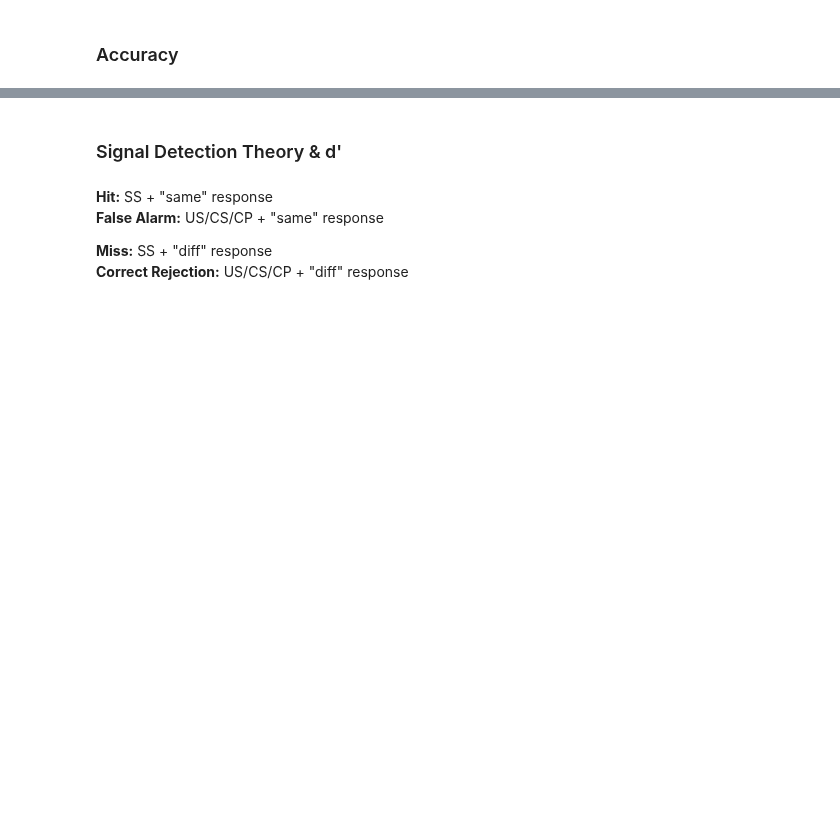
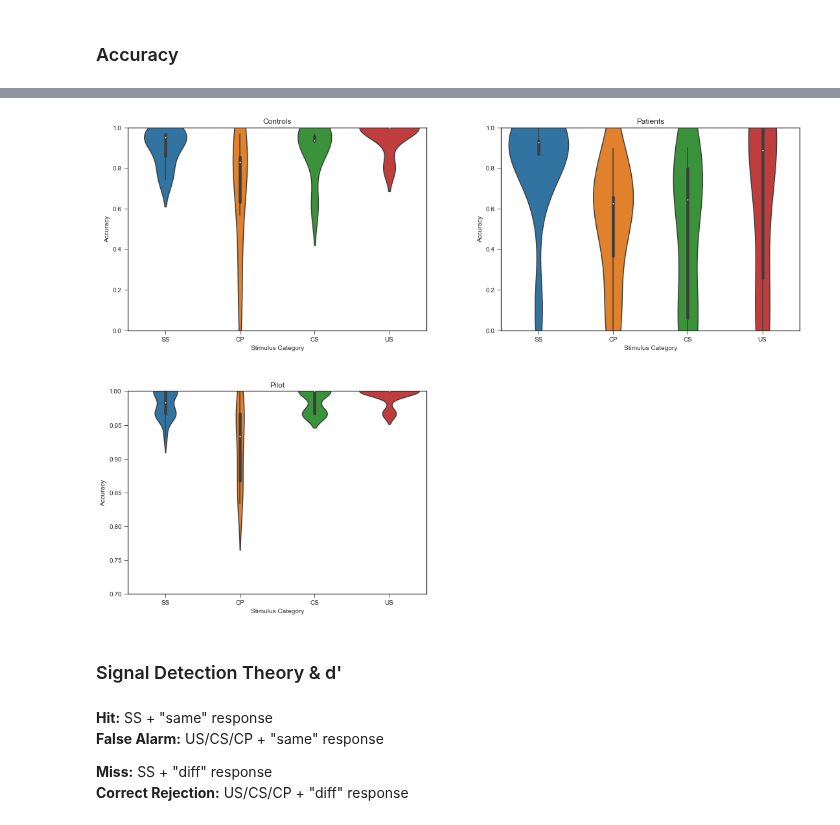
Before and after one commit to CPernet/LanguageDecision, a Jupyter notebook: language_decision/language_decision_model.ipynb, the cells around one changed output, grey strips where cells are left out. Saved outputs shown, nothing was run; the diff lists cells and outputs as text; code cells hidden in the pictures; blank space fills up the shorter version.

```diff
--- a/language_decision/language_decision_model.ipynb
+++ b/language_decision/language_decision_model.ipynb
@@ -145,3 +198,40 @@ plt.show()
+# %%
+plt.figure(1)
+
+plt.subplot(221)
+vp_acc_ctrl = sns.violinplot(
+    data=[controls_ss_accuracies, controls_cp_accuracies, controls_cs_accuracies, controls_us_accuracies],
+    inner='box')
+vp_acc_ctrl.set_xticklabels(['SS','CP','CS', 'US'])
+vp_acc_ctrl.set_xlabel("Stimulus Category")
+vp_acc_ctrl.set_ylabel("Accuracy")
+vp_acc_ctrl.set_title("Controls")
+vp_acc_ctrl.set_ylim(0,1)
+
+plt.subplot(222)
+vp_acc_ptns = sns.violinplot(
+    data=[patients_ss_accuracies, patients_cp_accuracies, patients_cs_accuracies, patients_us_accuracies],
+    inner='box')
+vp_acc_ptns.set_xticklabels(['SS','CP','CS', 'US'])
+vp_acc_ptns.set_xlabel("Stimulus Category")
+vp_acc_ptns.set_ylabel("Accuracy")
+vp_acc_ptns.set_title("Patients")
+vp_acc_ptns.set_ylim(0,1)
+
+plt.subplot(223)
+vp_acc_plt = sns.violinplot(
+    data=[pilot_ss_accuracies, pilot_cp_accuracies, pilot_cs_accuracies, pilot_us_accuracies],
+    inner='box')
+vp_acc_plt.set_xticklabels(['SS','CP','CS', 'US'])
+vp_acc_plt.set_xlabel("Stimulus Category")
+vp_acc_plt.set_ylabel("Accuracy")
+vp_acc_plt.set_title("Pilot")
+vp_acc_plt.set_ylim(0.7, 1)
+
+plt.subplots_adjust(top=2.5, bottom=0.001, left=0.10, right=2.5, hspace=0.30,
+                    wspace=0.25)
+# %% [output]
+[figure, added]
 # %% [markdown]
 ### Signal Detection Theory & d'
 # %% [markdown]
```
Also changed, not shown: parts of 4 cells of this notebook.
